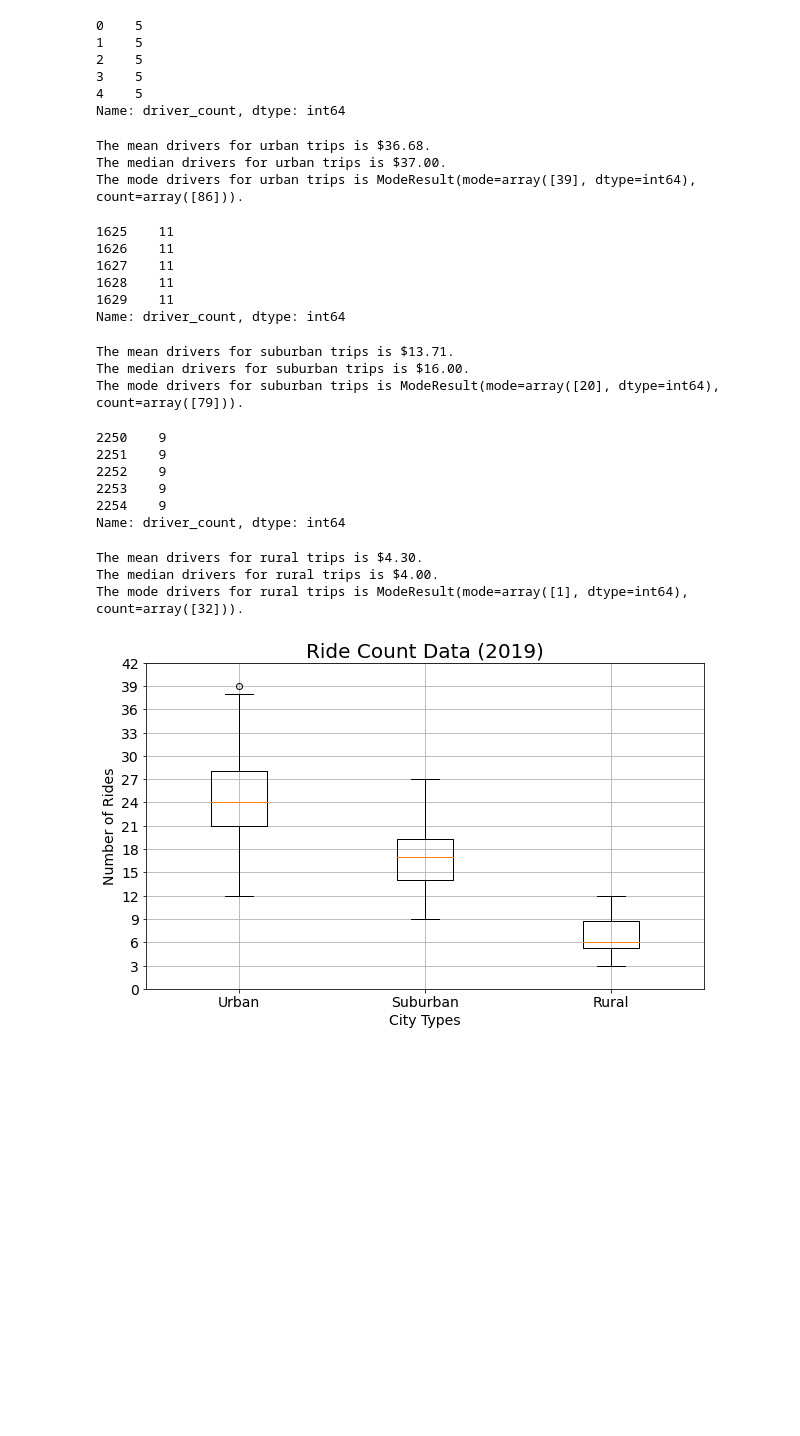
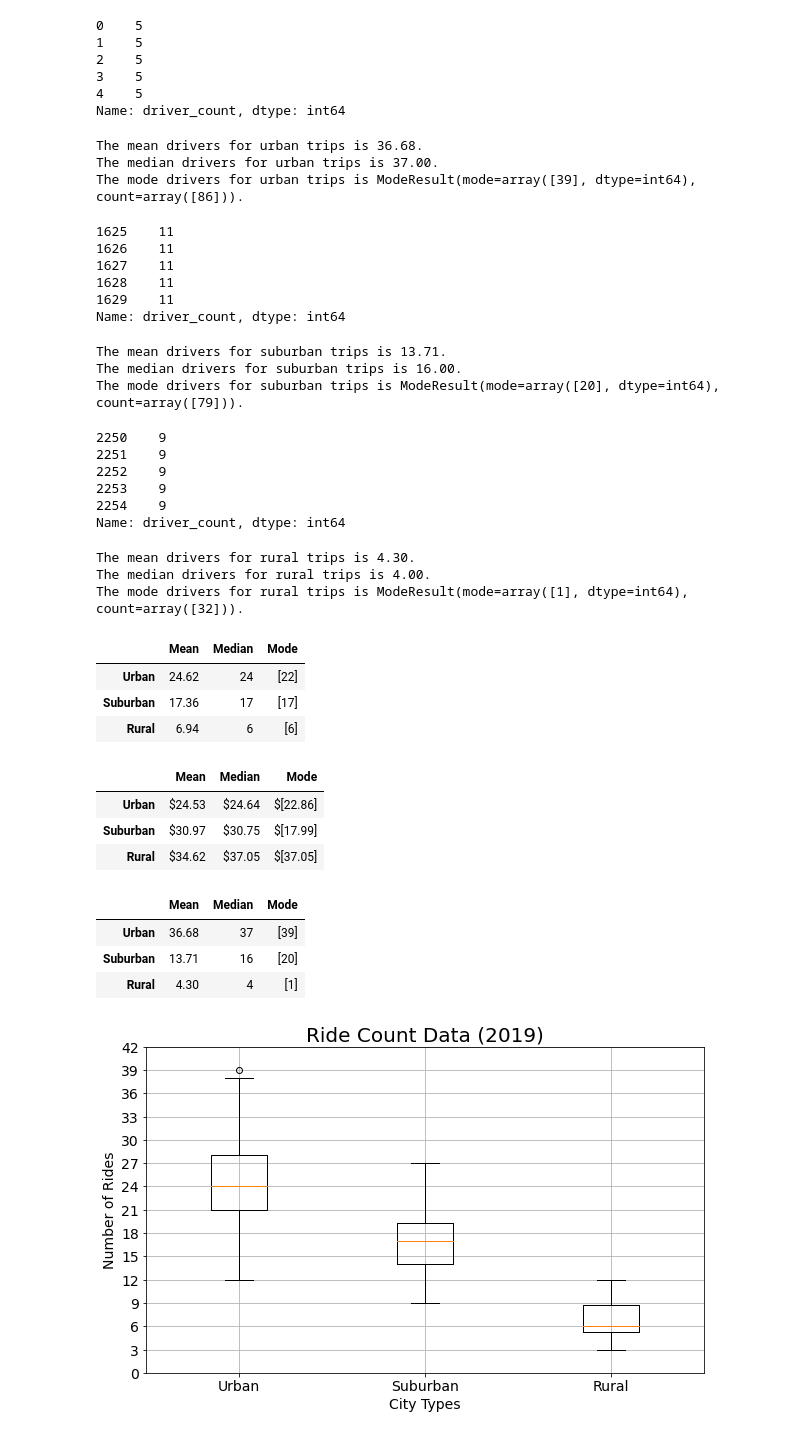
Before and after one commit to whitneylosinski/PyBer_Analysis, a Jupyter notebook: PyBer.ipynb, the cells around one changed output. Saved outputs shown, nothing was run; the diff lists cells and outputs as text; code cells hidden in the pictures; blank space fills up the shorter version.

```diff
--- a/PyBer.ipynb
+++ b/PyBer.ipynb
@@ -396,16 +396,16 @@ Name: driver_count, dtype: int64
 # %%
 # Calculate the measures of central tendency for the drivers for the urban cities.
 mean_urban_drivers = np.mean(urban_drivers)
-print(f"The mean drivers for urban trips is ${mean_urban_drivers:.2f}.")
+print(f"The mean drivers for urban trips is {mean_urban_drivers:.2f}.")
 
 median_urban_drivers = np.median(urban_drivers)
-print(f"The median drivers for urban trips is ${median_urban_drivers:.2f}.")
+print(f"The median drivers for urban trips is {median_urban_drivers:.2f}.")
 
 mode_urban_drivers = sts.mode(urban_drivers)
 print(f"The mode drivers for urban trips is {mode_urban_drivers}.")
 # %% [output]
-The mean drivers for urban trips is $36.68.
-The median drivers for urban trips is $37.00.
+The mean drivers for urban trips is 36.68.
+The median drivers for urban trips is 37.00.
 The mode drivers for urban trips is ModeResult(mode=array([39], dtype=int64), count=array([86])).
 # %%
 # Get the driver count from the suburban cities.
@@ -421,16 +421,16 @@ Name: driver_count, dtype: int64
 # %%
 # Calculate the measures of central tendency for the drivers for the suburban cities.
 mean_suburban_drivers = np.mean(suburban_drivers)
-print(f"The mean drivers for suburban trips is ${mean_suburban_drivers:.2f}.")
+print(f"The mean drivers for suburban trips is {mean_suburban_drivers:.2f}.")
 
 median_suburban_drivers = np.median(suburban_drivers)
-print(f"The median drivers for suburban trips is ${median_suburban_drivers:.2f}.")
+print(f"The median drivers for suburban trips is {median_suburban_drivers:.2f}.")
 
 mode_suburban_drivers = sts.mode(suburban_drivers)
 print(f"The mode drivers for suburban trips is {mode_suburban_drivers}.")
 # %% [output]
-The mean drivers for suburban trips is $13.71.
-The median drivers for suburban trips is $16.00.
+The mean drivers for suburban trips is 13.71.
+The median drivers for suburban trips is 16.00.
 The mode drivers for suburban trips is ModeResult(mode=array([20], dtype=int64), count=array([79])).
 # %%
 # Get the driver count from the rural cities.
@@ -446,17 +446,63 @@ Name: driver_count, dtype: int64
 # %%
 # Calculate the measures of central tendency for the drivers for the rural cities.
 mean_rural_drivers = np.mean(rural_drivers)
-print(f"The mean drivers for rural trips is ${mean_rural_drivers:.2f}.")
+print(f"The mean drivers for rural trips is {mean_rural_drivers:.2f}.")
 
 median_rural_drivers = np.median(rural_drivers)
-print(f"The median drivers for rural trips is ${median_rural_drivers:.2f}.")
+print(f"The median drivers for rural trips is {median_rural_drivers:.2f}.")
 
 mode_rural_drivers = sts.mode(rural_drivers)
 print(f"The mode drivers for rural trips is {mode_rural_drivers}.")
 # %% [output]
-The mean drivers for rural trips is $4.30.
-The median drivers for rural trips is $4.00.
+The mean drivers for rural trips is 4.30.
+The median drivers for rural trips is 4.00.
 The mode drivers for rural trips is ModeResult(mode=array([1], dtype=int64), count=array([32])).
+# %%
+ride_count_statistics_df = pd.DataFrame({
+        'Mean' : {'Urban' : mean_urban_ride_count, 'Suburban': mean_suburban_ride_count, 'Rural': mean_rural_ride_count},
+        'Median' : {'Urban' : median_urban_ride_count, 'Suburban': median_suburban_ride_count, 'Rural': median_rural_ride_count},
+        'Mode' : {'Urban' : mode_urban_ride_count[0], 'Suburban': mode_suburban_ride_count[0], 'Rural': mode_rural_ride_count[0]}})
+
+ride_count_statistics_df['Mean'] = ride_count_statistics_df['Mean'].map('{:.2f}'.format)
+ride_count_statistics_df['Median'] = ride_count_statistics_df['Median'].map('{:.0f}'.format)
+
+ride_count_statistics_df
+# %% [output]
+|  | Mean | Median | Mode |
+| Urban | 24.62 | 24 | [22] |
+| Suburban | 17.36 | 17 | [17] |
+| Rural | 6.94 | 6 | [6] |
+# %%
+fares_statistics_df = pd.DataFrame({
+        'Mean' : {'Urban' : mean_urban_fares, 'Suburban': mean_suburban_fares, 'Rural': mean_rural_fares},
+        'Median' : {'Urban' : median_urban_fares, 'Suburban': median_suburban_fares, 'Rural': median_rural_fares},
+        'Mode' : {'Urban' : mode_urban_fares[0], 'Suburban': mode_suburban_fares[0], 'Rural': mode_rural_fares[0]}})
+
+fares_statistics_df['Mean'] = fares_statistics_df['Mean'].map('${:.2f}'.format)
+fares_statistics_df['Median'] = fares_statistics_df['Median'].map('${:.2f}'.format)
+fares_statistics_df['Mode'] = fares_statistics_df['Mode'].map('${:}'.format)
+
+fares_statistics_df
+# %% [output]
+|  | Mean | Median | Mode |
+| Urban | $24.53 | $24.64 | $[22.86] |
+| Suburban | $30.97 | $30.75 | $[17.99] |
+| Rural | $34.62 | $37.05 | $[37.05] |
+# %%
+drivers_statistics_df = pd.DataFrame({
+        'Mean' : {'Urban' : mean_urban_drivers, 'Suburban': mean_suburban_drivers, 'Rural': mean_rural_drivers},
+        'Median' : {'Urban' : median_urban_drivers, 'Suburban': median_suburban_drivers, 'Rural': median_rural_drivers},
+        'Mode' : {'Urban' : mode_urban_drivers[0], 'Suburban': mode_suburban_drivers[0], 'Rural': mode_rural_drivers[0]}})
+
+drivers_statistics_df['Mean'] = drivers_statistics_df['Mean'].map('{:.2f}'.format)
+drivers_statistics_df['Median'] = drivers_statistics_df['Median'].map('{:.0f}'.format)
+
+drivers_statistics_df
+# %% [output]
+|  | Mean | Median | Mode |
+| Urban | 36.68 | 37 | [39] |
+| Suburban | 13.71 | 16 | [20] |
+| Rural | 4.30 | 4 | [1] |
 # %%
 # Create a box-and-whisker plot for the ride count.
 x_labels = ['Urban', 'Suburban', 'Rural']
```
Also changed, not shown: parts of 2 cells of this notebook, 3 other files.
